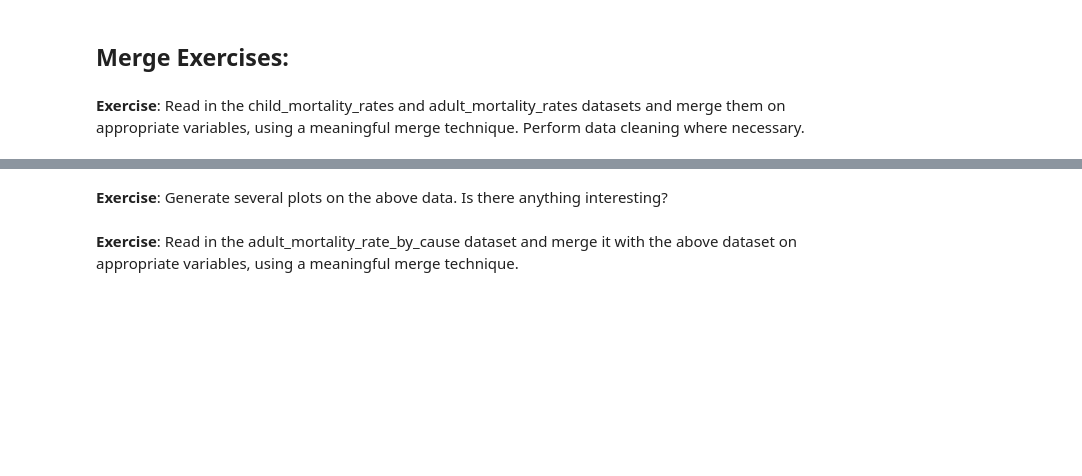
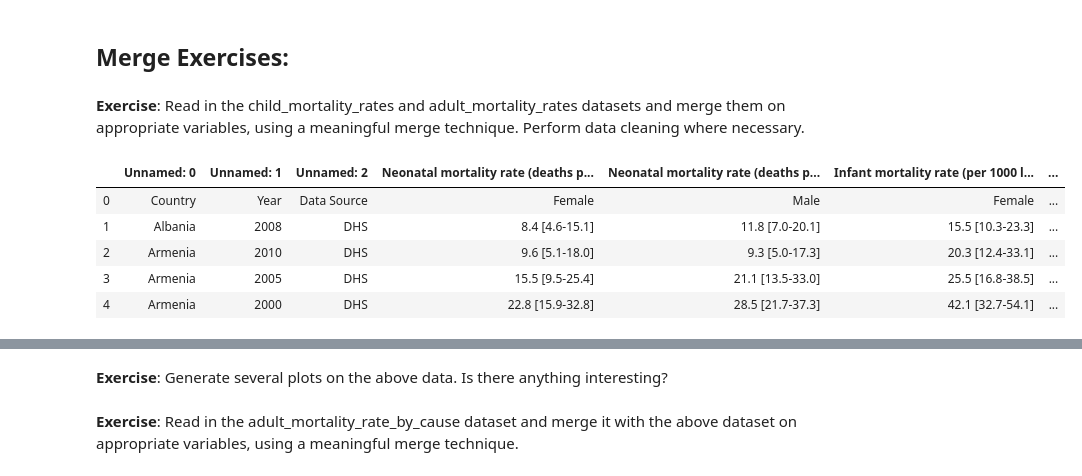
Before and after one commit to TOMMYWHY/158_755DataScience, a Jupyter notebook: 158755/Notebooks/Lecture 3B - Dataset Integration.ipynb, the cells around one changed output, grey strips where cells are left out. Cells and saved outputs as stored; diff of their text form; code cells hidden in the pictures; blank space fills up the shorter version.

```diff
--- a/158755/Notebooks/Lecture 3B - Dataset Integration.ipynb
+++ b/158755/Notebooks/Lecture 3B - Dataset Integration.ipynb
@@ -660,3 +669,11 @@ left1.join(right2, how='outer')
 **Exercise**: Read in the child_mortality_rates and adult_mortality_rates datasets and merge them on appropriate variables, using a meaningful merge technique. Perform data cleaning where necessary.
 # %%
 cm = pd.read_csv('../datasets/child_mortality_rates.csv')
+cm.head()
+# %% [output]
+|  | Unnamed: 0 | Unnamed: 1 | Unnamed: 2 | Neonatal mortality rate (deaths p... | Neonatal mortality rate (deaths p... | Infant mortality rate (per 1000 l... | ... |
+| 0 | Country | Year | Data Source | Female | Male | Female | ... |
+| 1 | Albania | 2008 | DHS | 8.4 [4.6-15.1] | 11.8 [7.0-20.1] | 15.5 [10.3-23.3] | ... |
+| 2 | Armenia | 2010 | DHS | 9.6 [5.1-18.0] | 9.3 [5.0-17.3] | 20.3 [12.4-33.1] | ... |
+| 3 | Armenia | 2005 | DHS | 15.5 [9.5-25.4] | 21.1 [13.5-33.0] | 25.5 [16.8-38.5] | ... |
+| 4 | Armenia | 2000 | DHS | 22.8 [15.9-32.8] | 28.5 [21.7-37.3] | 42.1 [32.7-54.1] | ... |
```
Also changed, not shown: parts of 16 cells of this notebook, 1 other file.
